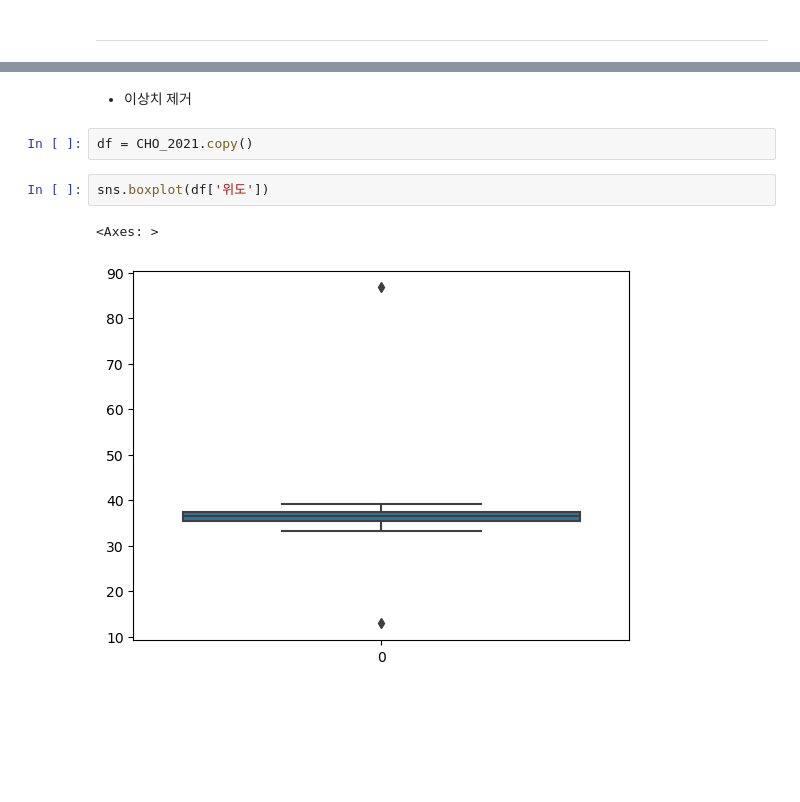
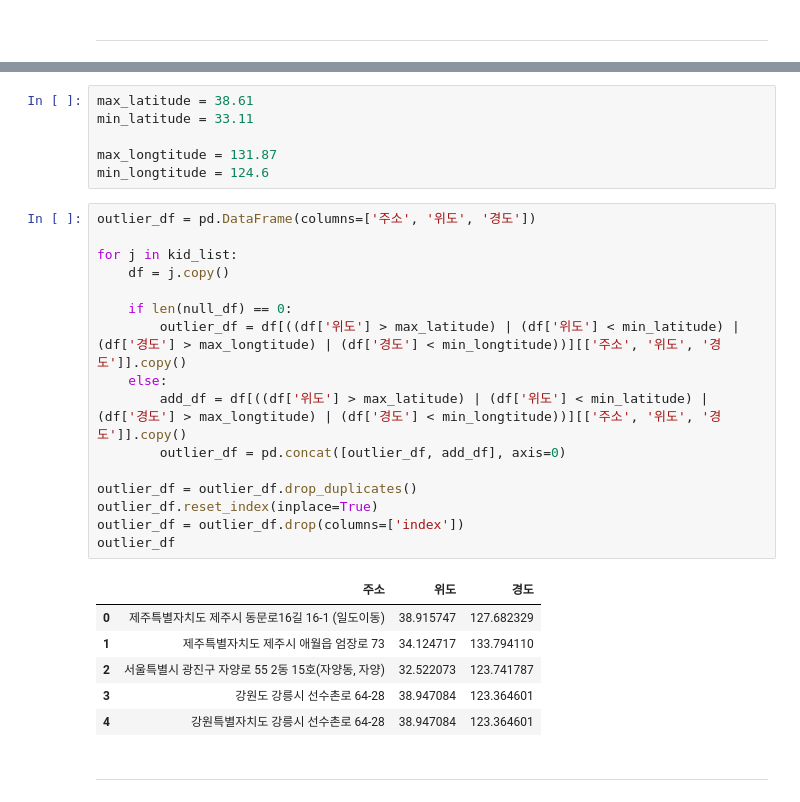
Before and after one commit to NeatyNut/-------, a Jupyter notebook: EDA.ipynb, the cells around one changed output, grey strips where cells are left out. Saved outputs shown, nothing was run; the diff lists cells and outputs as text; blank space fills up the shorter version.

```diff
--- a/EDA.ipynb
+++ b/EDA.ipynb
@@ -1163,9 +1041,31 @@ KID_2020[KID_2020['주소'].str.contains("강원도 춘천시 우석로85번길
+# %%
+max_latitude = 38.61
+min_latitude = 33.11
+
+max_longtitude = 131.87
+min_longtitude = 124.6
+# %%
+outlier_df = pd.DataFrame(columns=['주소', '위도', '경도'])
+
+for j in kid_list:
+    df = j.copy()
+
+    if len(null_df) == 0:
+        outlier_df = df[((df['위도'] > max_latitude) | (df['위도'] < min_latitude) | (df['경도'] > max_longtitude) | (df['경도'] < min_longtitude))][['주소', '위도', '경도']].copy()
+    else:
+        add_df = df[((df['위도'] > max_latitude) | (df['위도'] < min_latitude) | (df['경도'] > max_longtitude) | (df['경도'] < min_longtitude))][['주소', '위도', '경도']].copy()
+        outlier_df = pd.concat([outlier_df, add_df], axis=0)
+
+outlier_df = outlier_df.drop_duplicates()
+outlier_df.reset_index(inplace=True)
+outlier_df = outlier_df.drop(columns=['index'])
+outlier_df
+# %% [output]
+|  | 주소 | 위도 | 경도 |
+| 0 | 제주특별자치도 제주시 동문로16길 16-1 (일도이동) | 38.915747 | 127.682329 |
+| 1 | 제주특별자치도 제주시 애월읍 엄장로 73 | 34.124717 | 133.794110 |
+| 2 | 서울특별시 광진구 자양로 55 2동 15호(자양동, 자양) | 32.522073 | 123.741787 |
+| 3 | 강원도 강릉시 선수촌로 64-28 | 38.947084 | 123.364601 |
+| 4 | 강원특별자치도 강릉시 선수촌로 64-28 | 38.947084 | 123.364601 |
 # %% [markdown]
-- 이상치 제거
+---
-# %%
-df = CHO_2021.copy()
-# %%
-sns.boxplot(df['위도'])
-# %% [output]
-<Axes: >
-[figure, removed]
```
Also changed, not shown: parts of 36 cells of this notebook, 1 other file.
